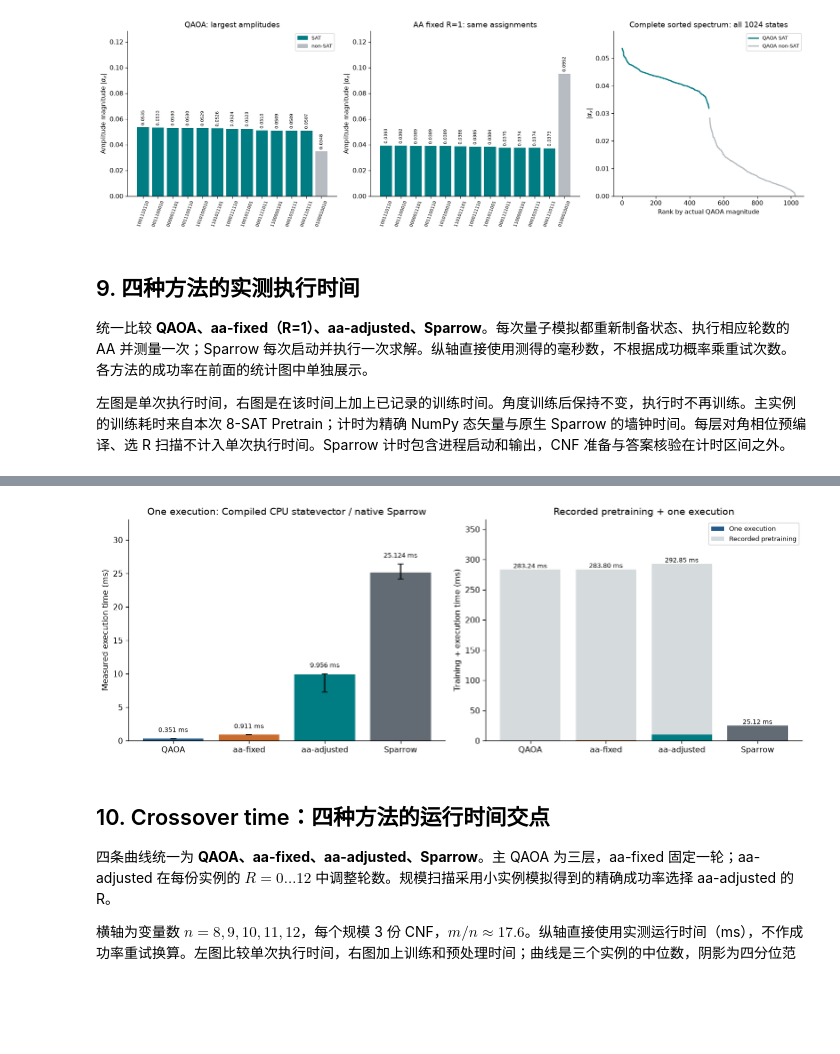
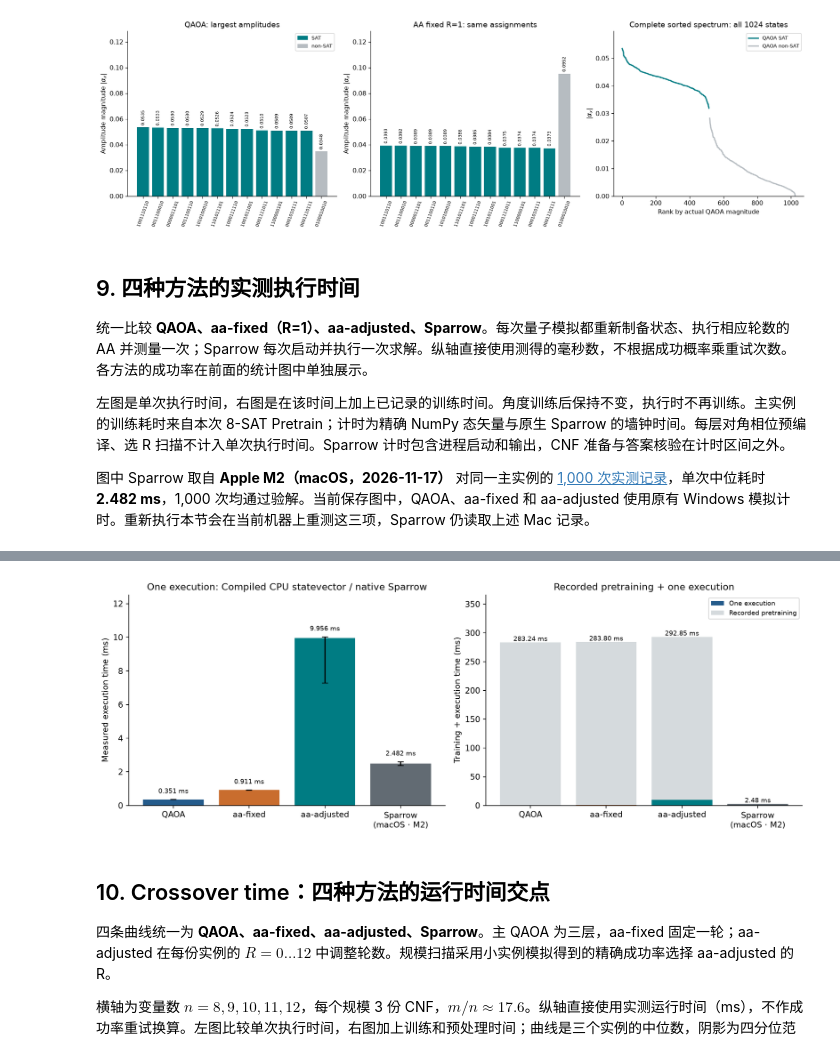
Before and after one commit to yanxi070528/Omanakuttan-ft-QAOA, a Jupyter notebook: qaoa_aa_3sat/notebooks/AA_QAOA_Expanded_No_FT.ipynb, the cells around one changed output, grey strips where cells are left out. Saved outputs shown, nothing was run; the diff lists cells and outputs as text; code cells hidden in the pictures; blank space fills up the shorter version.

Commit message:
Use measured macOS Sparrow timings in the section 9 runtime figure

```diff
--- a/qaoa_aa_3sat/notebooks/AA_QAOA_Expanded_No_FT.ipynb
+++ b/qaoa_aa_3sat/notebooks/AA_QAOA_Expanded_No_FT.ipynb
@@ -401,12 +404,13 @@ COLORS = {'QAOA': '#245b8b', 'AA fixed': '#c96d2e',
 plt.rcParams.update({'figure.dpi': 115, 'font.size': 10,
                      'axes.spines.top': False, 'axes.spines.right': False})
 MEASURED_AT = datetime.now(ZoneInfo('Asia/Shanghai')).isoformat()
-SPARROW_EXE = Path(os.environ.get('SPARROW_EXE',
-    PROJECT.parent/'classical_solvers/sparrow/bin/sparrow.exe'))
+binary_name = 'sparrow.exe' if os.name == 'nt' else 'sparrow'
+default_binary = PROJECT.parent/'classical_solvers'/'sparrow'/'bin'/binary_name
+if os.name == 'nt' and not default_binary.is_file():
+    default_binary = Path('D:/桌面/hkust/urop/code/classical_solvers/sparrow/bin/sparrow.exe')
+SPARROW_EXE = Path(os.environ.get('SPARROW_EXE', default_binary)).expanduser().resolve()
 if not SPARROW_EXE.is_file():
-    SPARROW_EXE = Path('D:/桌面/hkust/urop/code/classical_solvers/sparrow/bin/sparrow.exe')
-if not SPARROW_EXE.is_file():
-    raise FileNotFoundError('Set SPARROW_EXE to the installed Sparrow executable.')
+    raise FileNotFoundError('Build classical_solvers/sparrow/build.sh on Mac or set SPARROW_EXE.')
 
 def save_plot(fig, name):
     fig.savefig(FIGURES/f'{name}.png', dpi=170, bbox_inches='tight')
@@ -595,7 +599,7 @@ def run_native_sparrow(n, formula, cnf_path, seed):
 
 def solver_batch(n, formula, runs, seed_base=1, progress=False):
     root = Path(tempfile.gettempdir()).resolve()
-    if not str(root).isascii():
+    if os.name == 'nt' and not str(root).isascii():
         raise RuntimeError('Sparrow needs an ASCII-only temporary path.')
     with tempfile.TemporaryDirectory(prefix='sat_meeting_', dir=root) as folder:
         path = Path(folder)/'instance.cnf'
@@ -998,6 +1002,8 @@ Total SAT probability: QAOA=93.3622%; fixed AA(R=1)=50.3664%; scan-selected AA(R
 统一比较 **QAOA、aa-fixed（R=1）、aa-adjusted、Sparrow**。每次量子模拟都重新制备状态、执行相应轮数的 AA 并测量一次；Sparrow 每次启动并执行一次求解。纵轴直接使用测得的毫秒数，不根据成功概率乘重试次数。各方法的成功率在前面的统计图中单独展示。
 
 左图是单次执行时间，右图是在该时间上加上已记录的训练时间。角度训练后保持不变，执行时不再训练。主实例的训练耗时来自本次 8-SAT Pretrain；计时为精确 NumPy 态矢量与原生 Sparrow 的墙钟时间。每层对角相位预编译、选 R 扫描不计入单次执行时间。Sparrow 计时包含进程启动和输出，CNF 准备与答案核验在计时区间之外。
+
+图中 Sparrow 取自 **Apple M2（macOS，2026-11-17）** 对同一主实例的 [1,000 次实测记录](../../classical_solvers/sparrow/results/macos-m2-8sat-1000.csv)，单次中位耗时 **2.482 ms**，1,000 次均通过验解。当前保存图中，QAOA、aa-fixed 和 aa-adjusted 使用原有 Windows 模拟计时。重新执行本节会在当前机器上重测这三项，Sparrow 仍读取上述 Mac 记录。
 # %%
 # Verify the timed compiled evolution against the exact AA distribution.
 phases=[np.exp(-1j*g*paper_cost_diagonal(N,clauses)) for g in gammas]
@@ -1014,11 +1020,13 @@ assert np.allclose(compiled,adjusted_state,atol=1e-8)
 q_times = time_simulator(A, good, 0, clauses, 8021, repeats=21)
 fixed_times = time_simulator(A, good, R_FIXED, clauses, 8022, repeats=21)
 adjusted_times = q_times if R_ADJUSTED == 0 else time_simulator(A, good, R_ADJUSTED, clauses, 8023, repeats=21)
-sparrow_times = [row['process_s'] for row in sparrow_results]
+mac_runs = read_rows(PROJECT.parent/'classical_solvers/sparrow/results/macos-m2-8sat-1000.csv')
+assert [int(row['seed']) for row in mac_runs] == list(range(1, SPARROW_RUNS + 1))
+sparrow_times = [float(row['process_s']) for row in mac_runs]
 saved_pretrain_s = sum(float(row['pretrain_s']) for row in training_records if int(row['p']) <= P)
 method_times = {'QAOA': q_times, 'aa-fixed': fixed_times, 'aa-adjusted': adjusted_times, 'Sparrow': sparrow_times}
 method_success = {'QAOA': P0, 'aa-fixed': P_FIXED, 'aa-adjusted': P_ADJUSTED,
-                  'Sparrow': float(sum(row['valid'] for row in sparrow_results)/SPARROW_RUNS)}
+                  'Sparrow': sum(row['status'] == 'SAT' for row in mac_runs) / len(mac_runs)}
 TIME_COLORS = {'QAOA': COLORS['QAOA'], 'aa-fixed': COLORS['AA fixed'],
                'aa-adjusted': COLORS['AA adjusted'], 'Sparrow': COLORS['Sparrow']}
 
@@ -1038,7 +1046,7 @@ write_rows('06_main_time_repeats.csv', time_raw)
 show_rows(time_rows)
 fig, axes = plt.subplots(1, 2, figsize=(12.5, 4.6))
 positions = np.arange(len(time_rows))
-labels = [row['method'] for row in time_rows]
+labels = ['Sparrow\n(macOS · M2)' if row['method'] == 'Sparrow' else row['method'] for row in time_rows]
 median = np.array([row['execution_median_s']*1000 for row in time_rows])
 error = np.array([median-[r['execution_q25_s']*1000 for r in time_rows],
                   [r['execution_q75_s']*1000 for r in time_rows]-median])
@@ -1064,4 +1072,4 @@ save_plot(fig, '07_main_runtime_comparison')
-[figure, old version]
+[figure, new version]
 # %% [markdown]
 ## 10. Crossover time：四种方法的运行时间交点
 
```
Also changed, not shown: parts of 2 cells of this notebook, 13 other files.
